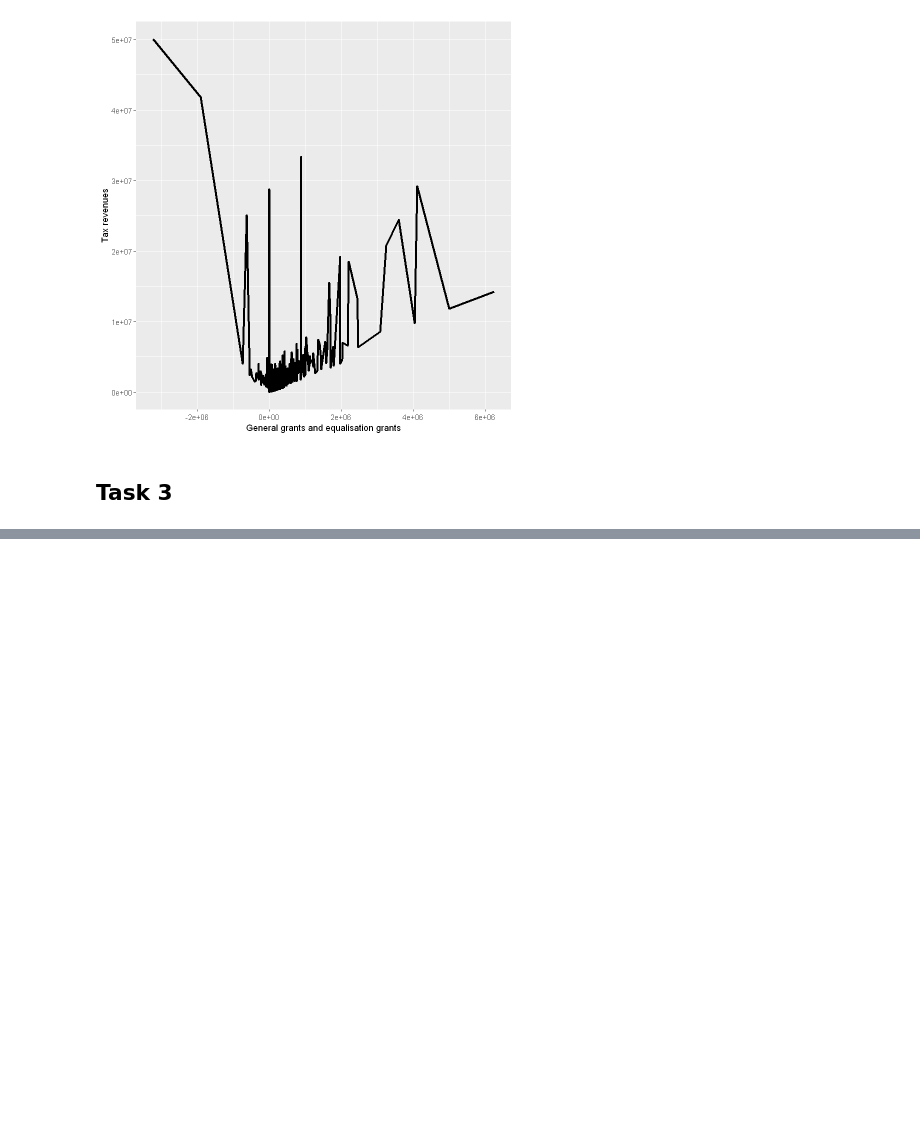
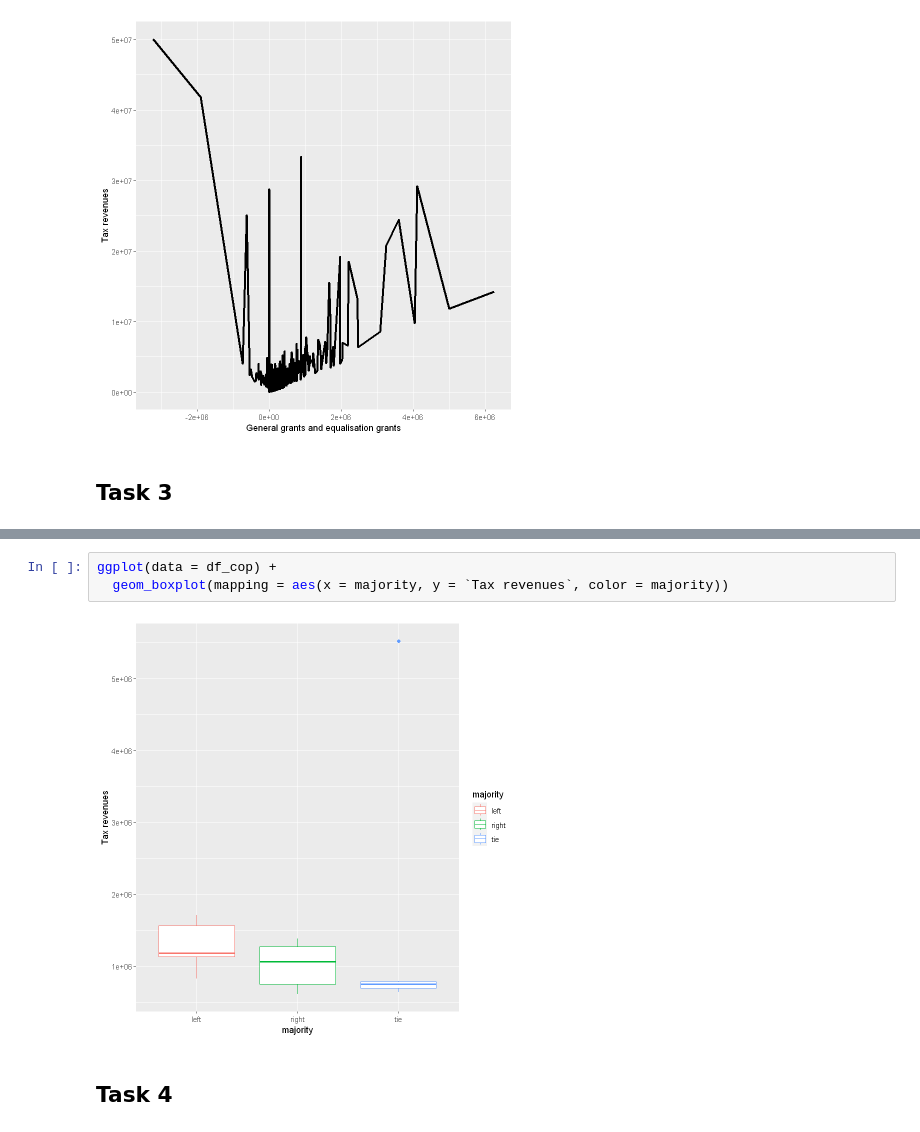
Before and after one commit to Keno-git/DS_assigment1, a Jupyter notebook: Assignment_2/Assignment_2.ipynb, the cells around one changed output, grey strips where cells are left out. Drawn from its saved outputs; the diff is of its cells as text; blank space fills up the shorter version.

Commit message:
Task 3

```diff
--- a/Assignment_2/Assignment_2.ipynb
+++ b/Assignment_2/Assignment_2.ipynb
@@ -298,0 +344,7 @@ ggplot(df, aes(x = `General grants and equalisation grants`, y = `Tax revenues`)
+# %%
+ggplot(data = df_cop) +
+  geom_boxplot(mapping = aes(x = majority, y = `Tax revenues`, color = majority))
+# %% [output]
+[figure, added]
+# %% [markdown]
+## Task 4
```
Also changed, not shown: parts of 4 cells of this notebook.
